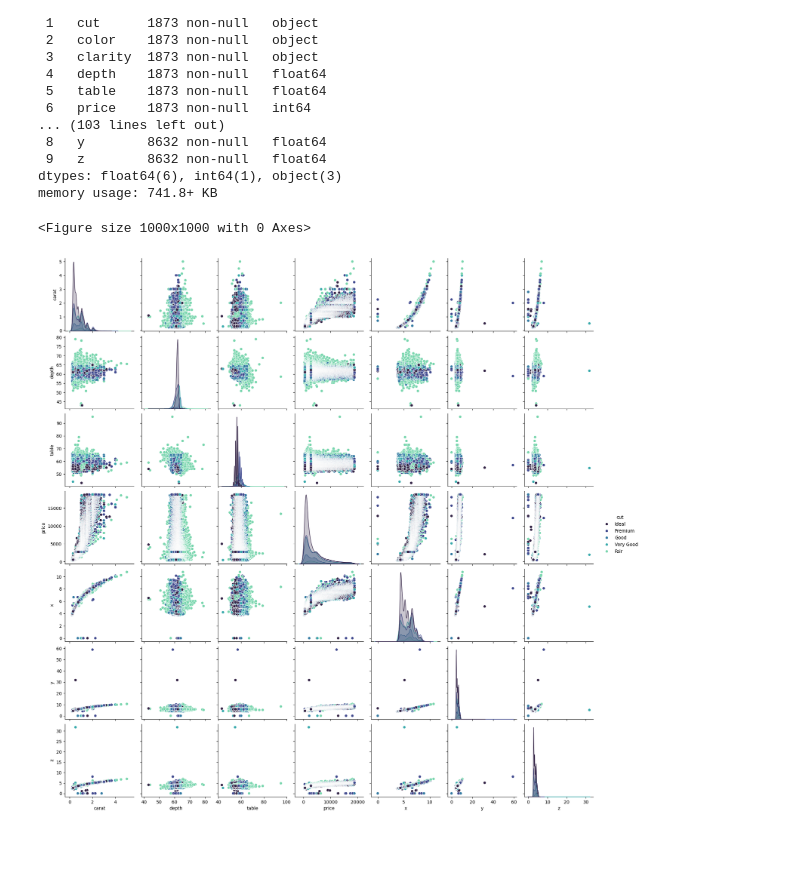
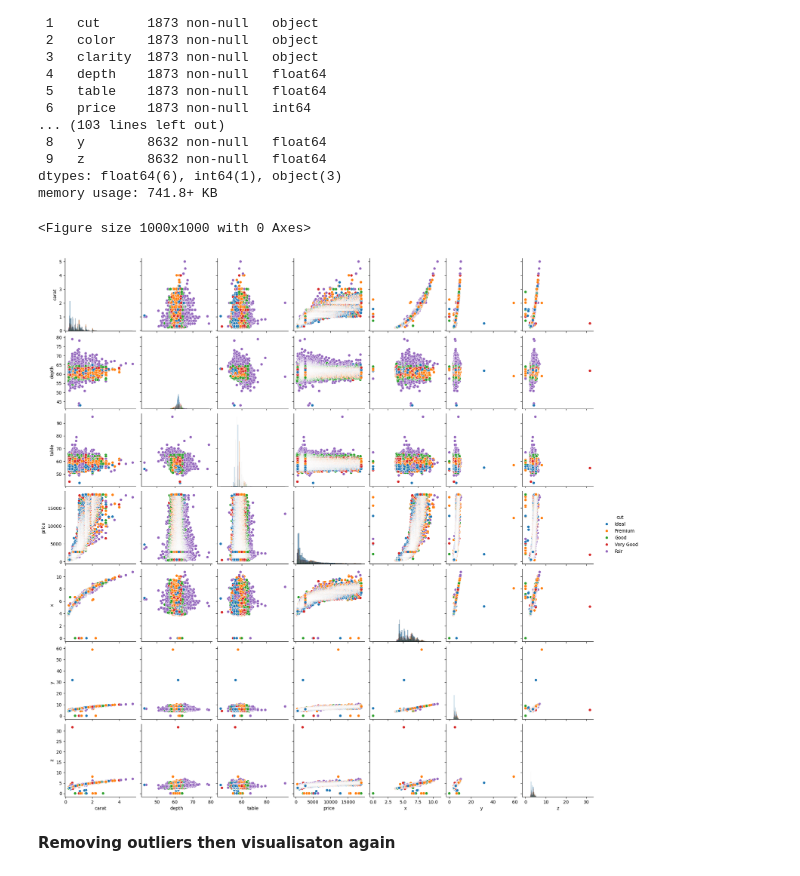
Before and after one commit to ahmetturk-uk/Python, a Jupyter notebook: Diamond.ipynb, the cells around one changed output. Drawn from its saved outputs; the diff is of its cells as text; code cells hidden in the pictures; blank space fills up the shorter version.

```diff
--- a/Diamond.ipynb
+++ b/Diamond.ipynb
@@ -235,10 +235,12 @@ memory usage: 741.8+ KB
 # %%
 import warnings
 warnings.filterwarnings('ignore')
 
 plt.figure(figsize=(10,10))
-sns.pairplot(diamond, hue='cut', palette='mako')
+sns.pairplot(diamond, hue='cut', diag_kind='hist')
 plt.show()
 # %% [output]
 <Figure size 1000x1000 with 0 Axes>
-[figure, old version]
+[figure, new version]
+# %% [markdown]
+**Removing outliers then visualisaton again**
```
Also changed, not shown: parts of 4 cells of this notebook.
